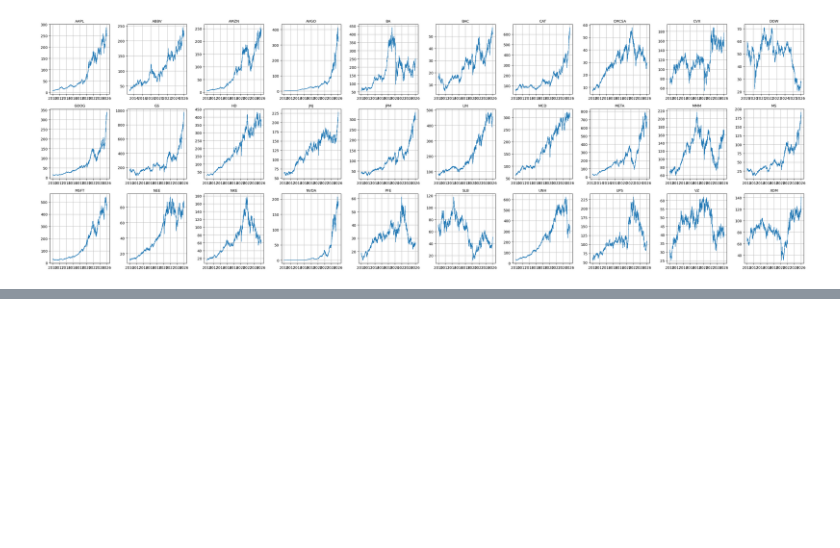
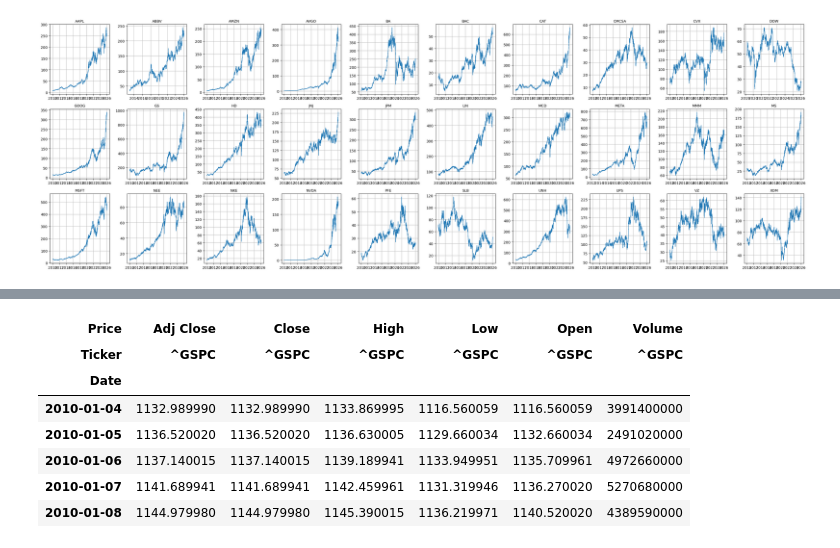
Before and after one commit to jaimebeng/TFG, a Jupyter notebook: notebooks/01_exploracion.ipynb, the cells around one changed output, grey strips where cells are left out. Cells and saved outputs as stored; diff of their text form; code cells hidden in the pictures; blank space fills up the shorter version.

```diff
--- a/notebooks/01_exploracion.ipynb
+++ b/notebooks/01_exploracion.ipynb
@@ -325,0 +402,11 @@ plt.show()
+# %%
+df.head()
+# %% [output]
+| Price | Adj Close | Close | High | Low | Open | Volume |
+| Ticker | ^GSPC | ^GSPC | ^GSPC | ^GSPC | ^GSPC | ^GSPC |
+| Date |  |  |  |  |  |  |
+| 2010-01-04 | 1132.989990 | 1132.989990 | 1133.869995 | 1116.560059 | 1116.560059 | 3991400000 |
+| 2010-01-05 | 1136.520020 | 1136.520020 | 1136.630005 | 1129.660034 | 1132.660034 | 2491020000 |
+| 2010-01-06 | 1137.140015 | 1137.140015 | 1139.189941 | 1133.949951 | 1135.709961 | 4972660000 |
+| 2010-01-07 | 1141.689941 | 1141.689941 | 1142.459961 | 1131.319946 | 1136.270020 | 5270680000 |
+| 2010-01-08 | 1144.979980 | 1144.979980 | 1145.390015 | 1136.219971 | 1140.520020 | 4389590000 |
```
Also changed, not shown: parts of 23 cells of this notebook, 1 other file.
